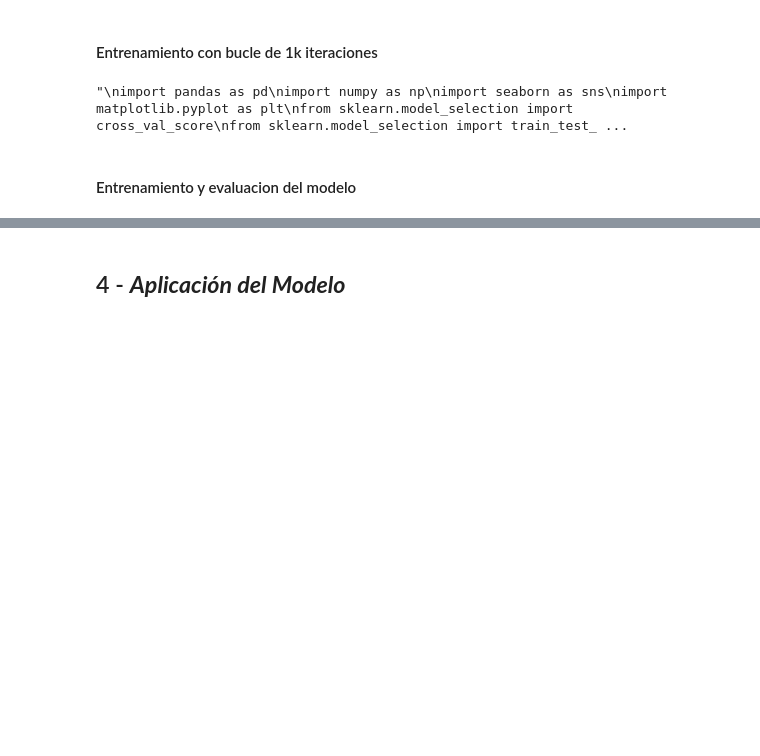
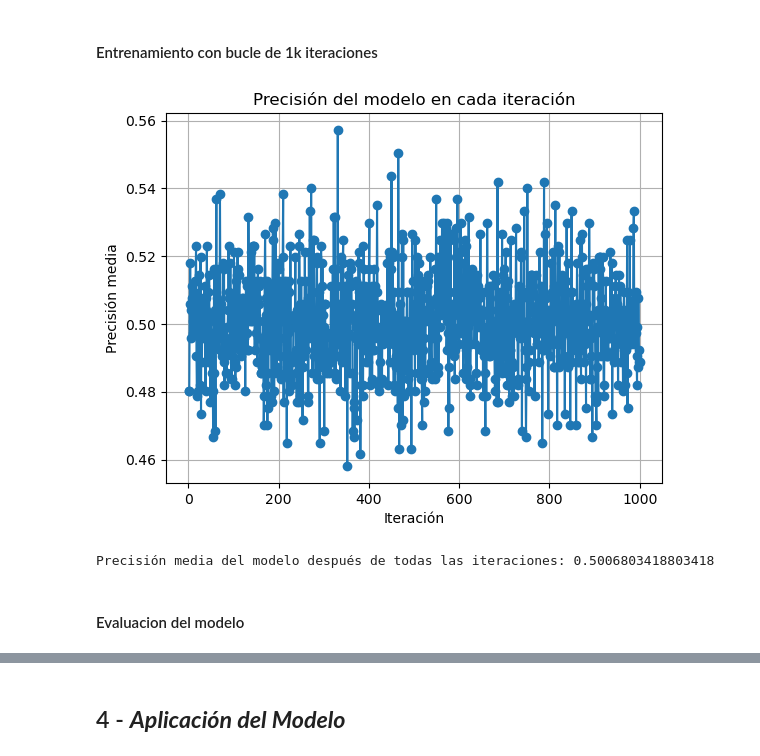
Before and after one commit to cmarty02/DATACADABRA_DataProject_3, a Jupyter notebook: data_raw/Data_Project_3_Cris.ipynb, the cells around one changed output, grey strips where cells are left out. Cells and saved outputs as stored; diff of their text form; code cells hidden in the pictures; blank space fills up the shorter version.

```diff
--- a/data_raw/Data_Project_3_Cris.ipynb
+++ b/data_raw/Data_Project_3_Cris.ipynb
@@ -1451,50 +1451,58 @@ memory usage: 82.3 KB
 # %% [markdown]
 #### Entrenamiento con bucle de 1k iteraciones
 # %%
-'''
+import numpy as np
 import pandas as pd
-import numpy as np
-import seaborn as sns
-import matplotlib.pyplot as plt
-from sklearn.model_selection import cross_val_score
-from sklearn.model_selection import train_test_split
+from sklearn.model_selection import train_test_split, cross_val_score
 from sklearn.preprocessing import StandardScaler
 from sklearn.linear_model import LogisticRegression
-from sklearn.metrics import accuracy_score, classification_report, confusion_matrix
-from sklearn.metrics import f1_score
+import matplotlib.pyplot as plt
+from sklearn.pipeline import make_pipeline
 
 df_train = df_dummy
 
 # Separación entre Label y las variables independientes
 X = df_train.drop('label', axis=1)  # Variables independientes
 y = df_train['label']  # Variable dependiente
 
-# Escalar características
+# Escalar características y ajustar el modelo de regresión logística en un pipeline
 scaler = StandardScaler()
-X_scaled = scaler.fit_transform(X)
-
-# Inicializar y entrenar el modelo de regresión logística multiclase
 model = LogisticRegression(max_iter=1000)
 
+# Pipeline: Escalado de características y modelo de regresión logística
+pipeline = make_pipeline(scaler, model)
+
 # Inicializar el vector para almacenar los indicadores del modelo en cada iteración
-model_scores = np.zeros(1000)
+model_scores = []
 
 # Iterar sobre 1000 iteraciones
 for i in range(1000):
     # Dividir los datos en conjuntos de entrenamiento y prueba
-    X_train, X_test, y_train, y_test = train_test_split(X_scaled, y, test_size=0.2, random_state=i)
+    X_train, X_test, y_train, y_test = train_test_split(X, y, test_size=0.2, random_state=i)
 
     # Ajustar el modelo con los datos de entrenamiento
-    model.fit(X_train, y_train)
+    pipeline.fit(X_train, y_train)
 
     # Calcular la precisión del modelo usando validación cruzada k-fold
-    model_scores[i] = np.mean(cross_val_score(model, X_train, y_train, cv=5))
+    accuracy = np.mean(cross_val_score(pipeline, X_train, y_train, cv=5))
+    model_scores.append(accuracy)
 
-'''
+# Visualización de la precisión del modelo en cada iteración
+plt.plot(range(1, 1001), model_scores, marker='o', linestyle='-')
+plt.xlabel('Iteración')
+plt.ylabel('Precisión media')
+plt.title('Precisión del modelo en cada iteración')
+plt.grid(True)
+plt.show()
+
+# Calcular la precisión media del modelo después de todas las iteraciones
+mean_accuracy = np.mean(model_scores)
+print("Precisión media del modelo después de todas las iteraciones:", mean_accuracy)
 # %% [output]
+[figure, added]
-"\nimport pandas as pd\nimport numpy as np\nimport seaborn as sns\nimport matplotlib.pyplot as plt\nfrom sklearn.model_selection import cross_val_score\nfrom sklearn.model_selection import train_test_ ...
+Precisión media del modelo después de todas las iteraciones: 0.5006803418803418
 # %% [markdown]
-#### Entrenamiento y evaluacion del modelo
+#### Evaluacion del modelo
 # %%
 import seaborn as sns
 import matplotlib.pyplot as plt
```
Also changed, not shown: parts of 3 cells of this notebook, 1 other file.
